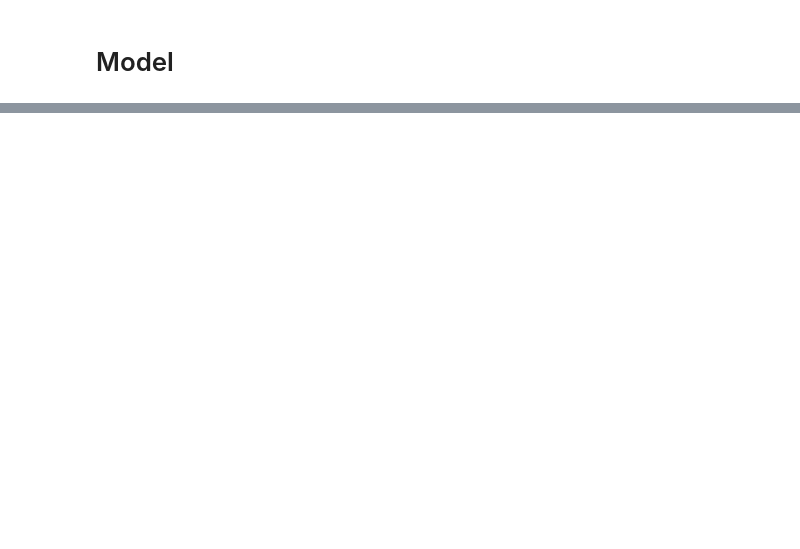
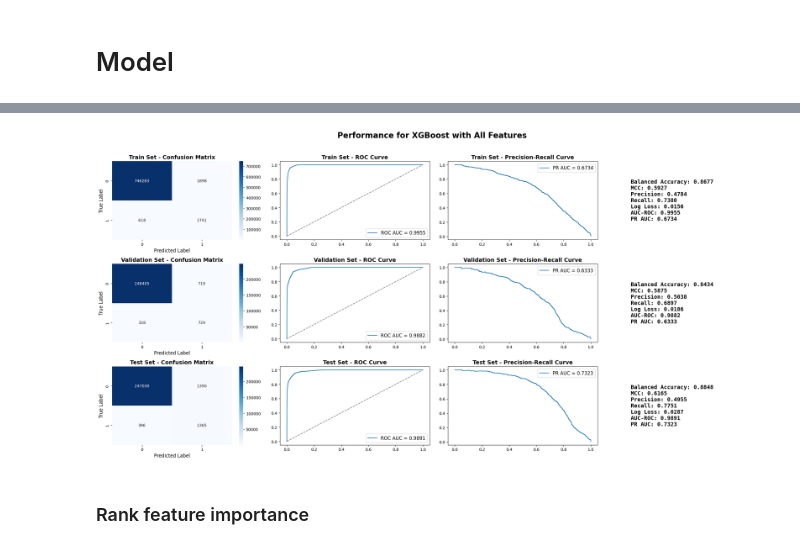
Before and after one commit to engie4800/dsi-capstone-spring-2025-TD-anti-money-laundering, a Jupyter notebook: Code/notebooks/Sophie/example_catboost.ipynb, the cells around one changed output, grey strips where cells are left out. Drawn from its saved outputs; the diff is of its cells as text; code cells hidden in the pictures; blank space fills up the shorter version.

```diff
--- a/Code/notebooks/Sophie/example_catboost.ipynb
+++ b/Code/notebooks/Sophie/example_catboost.ipynb
@@ -137,0 +220,5 @@ pl.numerical_scaling(numerical_features=['timestamp_scaled','sent_amount_usd'])
+# %%
+drop='edge_id'
+pl.X_train.drop(drop, axis=1, inplace=True)
+pl.X_val.drop(drop, axis=1, inplace=True)
+pl.X_test.drop(drop, axis=1, inplace=True)
@@ -139,0 +316,15 @@ pl.numerical_scaling(numerical_features=['timestamp_scaled','sent_amount_usd'])
+# %%
+from plotting.result_metrics import result_metrics
+# 6) Finally, re-use your 3×4 plotting helper:
+slide_title = "Performance for XGBoost with All Features"
+result_metrics(
+    slide_title,
+    pl.y_train, train_pred, train_proba,
+    pl.y_val,   val_pred,   val_proba,
+    pl.y_test,  test_pred,  test_proba,
+    class_labels=["Licit", "Illicit"]
+)
+# %% [output]
+[figure, added]
+# %% [markdown]
+### Rank feature importance
```
Also changed, not shown: parts of 29 cells of this notebook, 1 other file.
